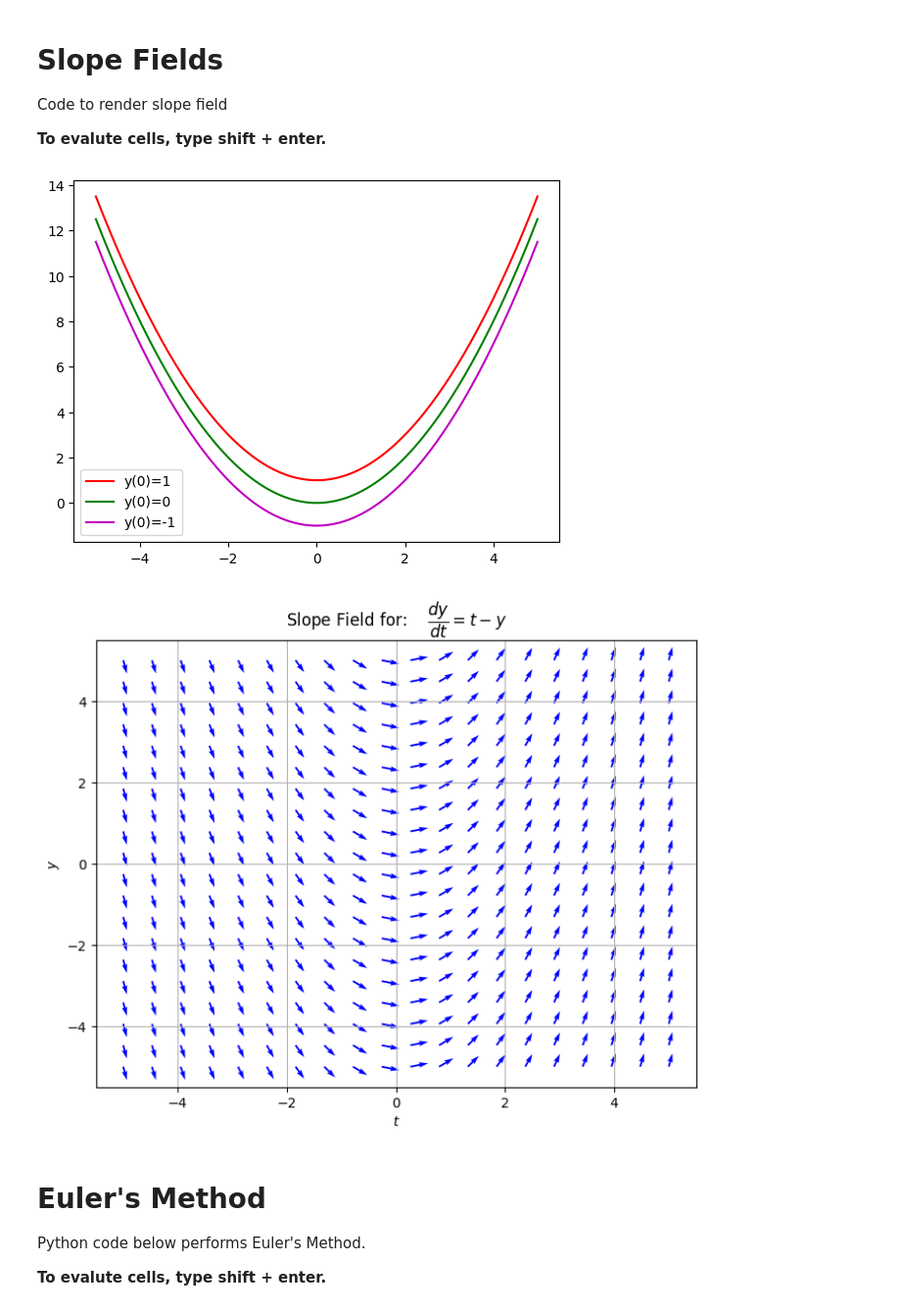
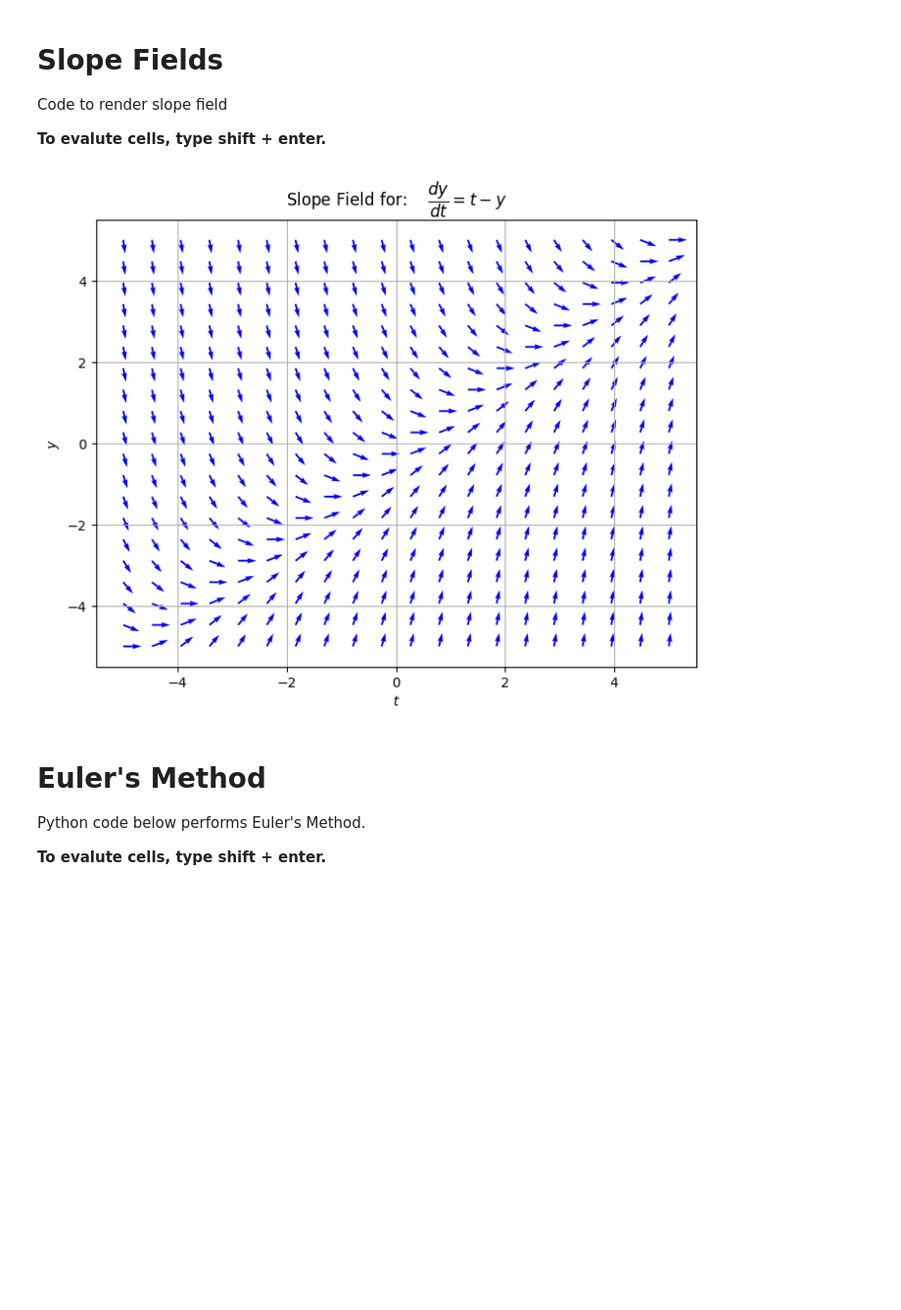
Before and after one commit to nguyenjanel/CMPSC456, a Jupyter notebook: HW_Intro_ODEs.ipynb, the cells around one changed output. Shown at 98% size. Drawn from its saved outputs; the diff is of its cells as text; code cells hidden in the pictures; blank space fills up the shorter version.

```diff
--- a/HW_Intro_ODEs.ipynb
+++ b/HW_Intro_ODEs.ipynb
@@ -4,53 +4,35 @@ Code to render slope field
 
 **To evalute cells, type shift + enter.**
 # %%
-import numpy as np
-import matplotlib.pyplot as plt
-
 # Define the differential equation
 def dydt(t, y):
-    return t
+    return
 
 # Create a grid of t and y values
 t     = np.linspace(-5, 5, 20)
 y     = np.linspace(-5, 5, 20)
 [T,Y] = np.meshgrid(t, y)
 
 # Calculate the slopes at each point defined by dy/dt = f(t,y)
-slopes = dydt(T, Y)
+slopes = dydx(T, Y)
 
 # Normalize the vectors to have uniform length
 dt = np.ones(slopes.shape)
 dy = slopes
 # Normalize the vectors
 magnitude = np.sqrt(dt**2 + dy**2)
 dt_norm = dt / magnitude
 dy_norm = dy / magnitude
 
-# Solution curves
-t_vals = np.linspace(-5, 5, 200)
-
-# Solution curves for y' = t
-t_vals = np.linspace(-5, 5, 200)
-y1 = 0.5*t_vals**2 + 1
-y2 = 0.5*t_vals**2
-y3 = 0.5*t_vals**2 - 1
-
-plt.plot(t_vals, y1, 'r', label='y(0)=1')
-plt.plot(t_vals, y2, 'g', label='y(0)=0')
-plt.plot(t_vals, y3, 'm', label='y(0)=-1')
-plt.legend()
-
 plt.figure(figsize=(8, 6))
 plt.quiver(T, Y, dt_norm, dy_norm, angles='xy', scale_units='xy', scale=3, color='blue')
 plt.xlabel(r'$t$')
 plt.ylabel(r'$y$')
 plt.title(r'Slope Field for: $\quad \dfrac{dy}{dt} = t - y$')
 plt.grid(True)
 plt.show()
 # %% [output]
-[figure, old version]
+[figure, new version]
-[figure, removed]
 # %% [markdown]
 # Euler's Method
 Python code below performs Euler's Method.
```
Also changed, not shown: parts of 1 cell of this notebook.
